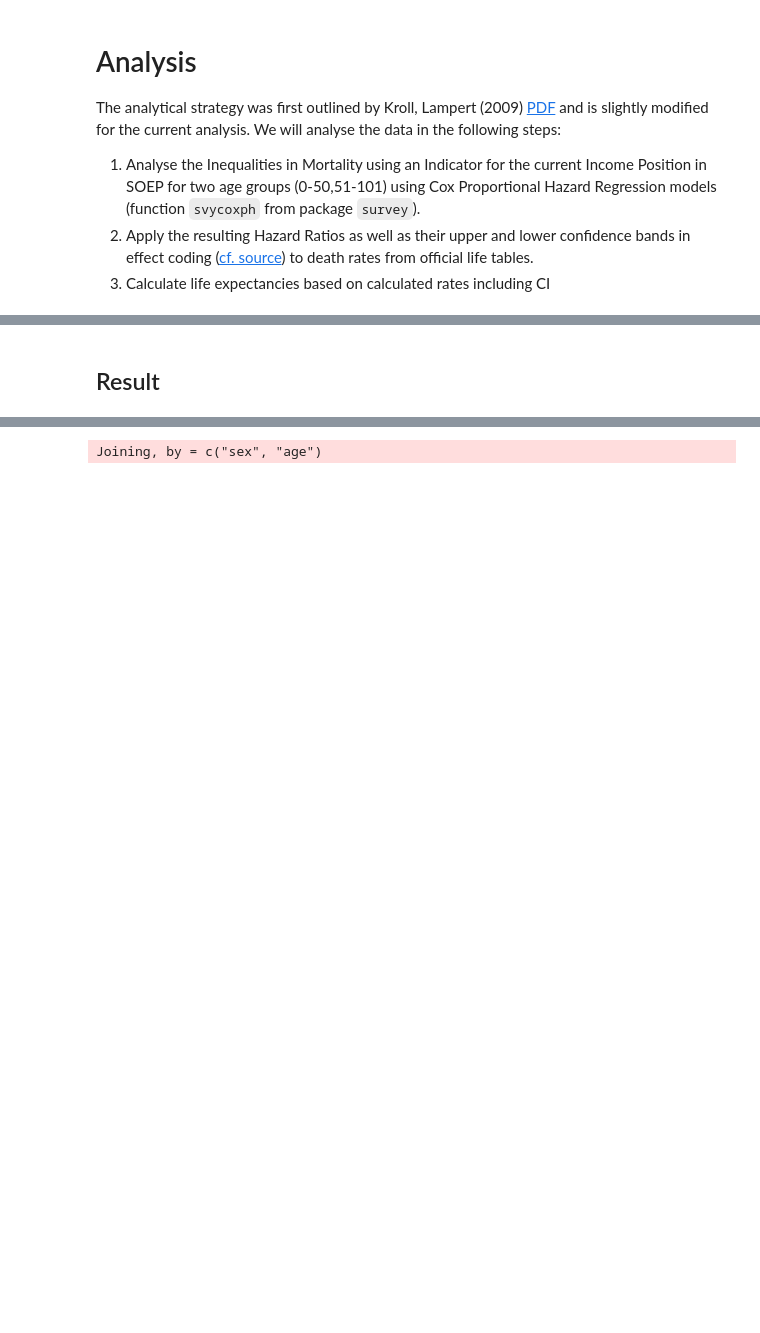
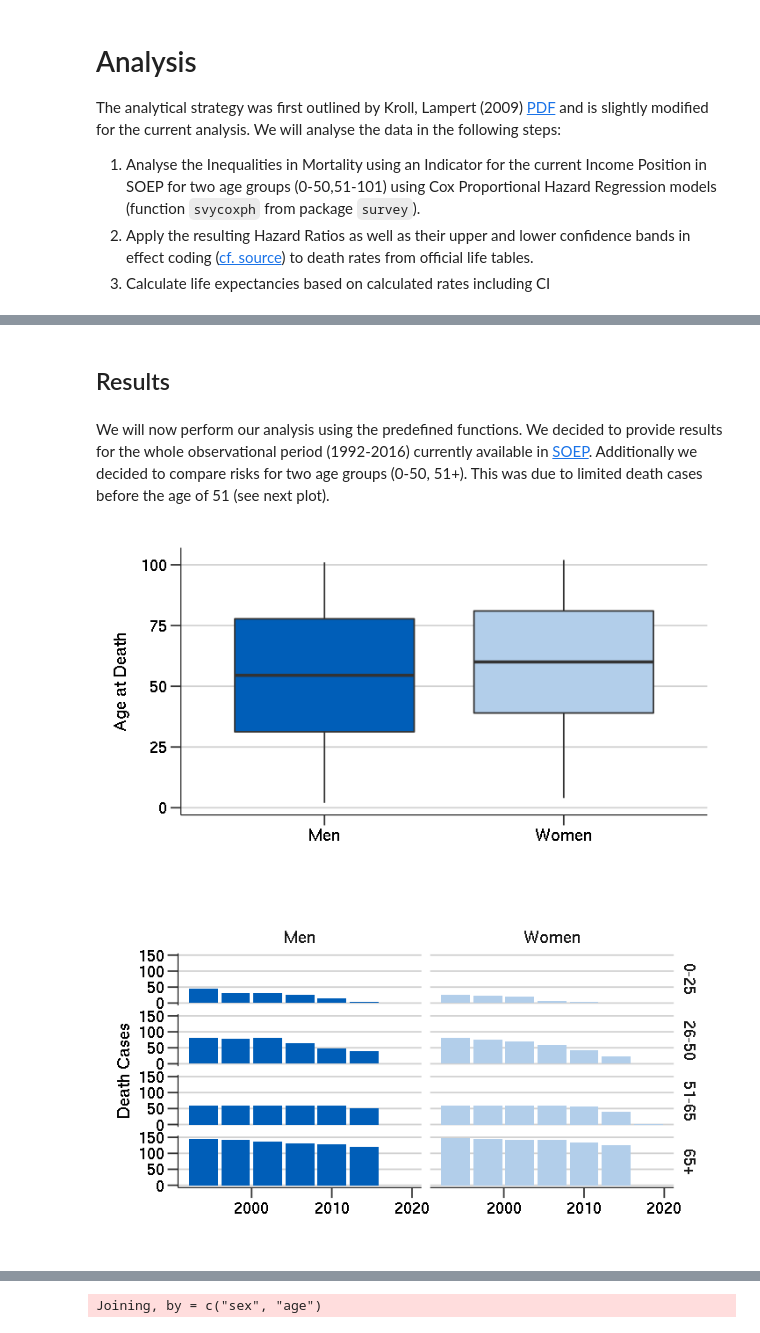
Before and after one commit to lekroll/R, a Jupyter notebook: files/SOEP_Mortality_JOHM_2019.ipynb, the cells around one changed output, grey strips where cells are left out. Drawn from its saved outputs; the diff is of its cells as text; code cells hidden in the pictures; blank space fills up the shorter version.

Commit message:
Cleaning of JOHM results, ready for submission

```diff
--- a/files/SOEP_Mortality_JOHM_2019.ipynb
+++ b/files/SOEP_Mortality_JOHM_2019.ipynb
@@ -361,6 +365,23 @@ arrange(sex,begin,label) %>% summarise(Diff_label=paste0(first(label)," vs. ",la
 # survival_soep(andata,angroups[1,],"incpos","age")
 # survival_soep(andata,angroups[1,],"incpos","age") %>% merge_lifetable(.,angroups[1,]) %>% head(10)
 # %% [markdown]
-## Result
+## Results
+# %% [markdown]
+We will now perform our analysis using the predefined functions. We decided to provide results for the whole observational period (1992-2016) currently available in [SOEP](https://www.diw.de/SOEPfdz). Additionally we decided to compare risks for two age groups (0-50, 51+). This was due to limited death cases before the age of 51 (see next plot).
+# %%
+andata %>% filter(!is.na(todjahr)) %>% group_by(pid) %>% filter(row_number()==1) %>%
+group_by(sex) %>% count(SurvTime) %>% ungroup() %>% mutate(sex=ifelse(sex=="M","Men","Women")) %>%
+ggplot(aes(x=sex, y=SurvTime, fill=sex)) + geom_boxplot() +
+ theme_rki() + scale_fill_rki() + labs(y="Age at Death", x="") + guides(fill=FALSE)
+
+andata %>% filter(!is.na(todjahr)) %>% group_by(pid, year) %>% filter(row_number()==1) %>%
+group_by(sex,year) %>% count(SurvTime) %>% ungroup() %>% mutate(sex=ifelse(sex=="M","Men","Women"),
+                                                               agegroup=cut(SurvTime, breaks=c(0, 25, 50, 65, Inf), labels=c("0-25","26-50","51-65","65+")),
+                                                               year=floor(year/4)*4+2) %>%
+ggplot(aes(x=year, fill=sex)) + geom_bar() +
+ theme_rki() + scale_fill_rki() + labs(y="Death Cases", x="") + guides(fill=FALSE) + facet_grid(agegroup ~ sex)
+# %% [output]
+[figure, added]
+[figure, added]
 # %%
 # Set and show analysis Groups
```
Also changed, not shown: parts of 25 cells of this notebook.
